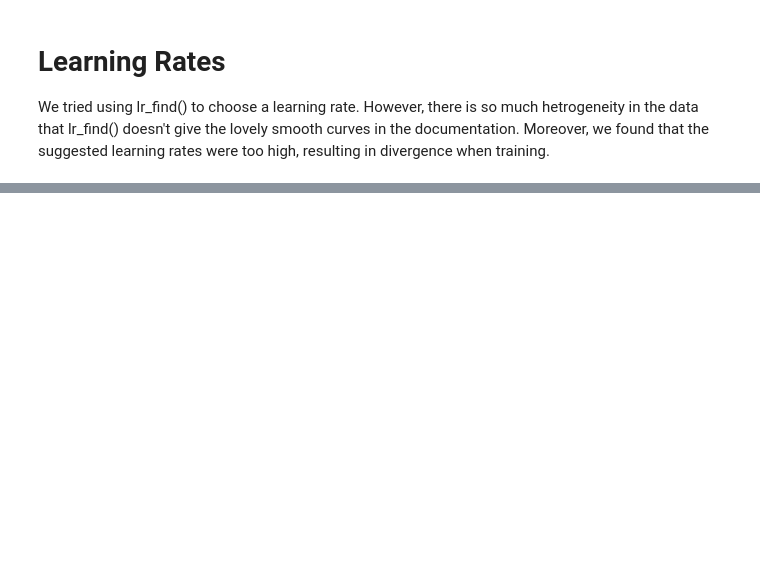
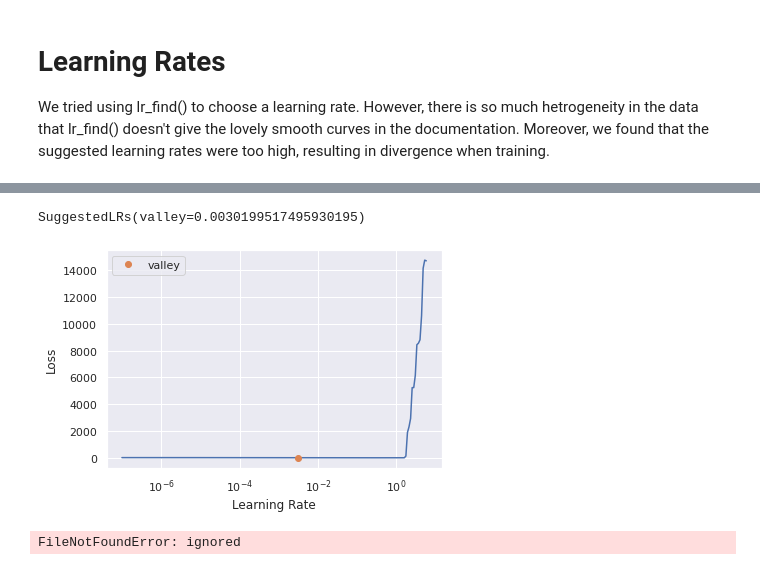
Before and after one commit to fastai-energetic-engineering/ashrae, a Jupyter notebook: _notebooks/2021-07-23-tabular1online-presentation.ipynb, the cells around one changed output, grey strips where cells are left out. Drawn from its saved outputs; the diff is of its cells as text; code cells hidden in the pictures; blank space fills up the shorter version.

```diff
--- a/_notebooks/2021-07-23-tabular1online-presentation.ipynb
+++ b/_notebooks/2021-07-23-tabular1online-presentation.ipynb
@@ -322,2 +302,31 @@ We achieved a validation set RMSLE of 1.74, compared to validation set RMSLE of
 
 The winning Kaggle entry scored RMSLE of 1.23. Assuming that our cross-validated sets are representative of the test set (a big assumption!) this puts us around 3000th on the Kaggle leaderboard of 3500 entries. That's not great but not embarrasing either.
+# %%
+#collapse
+if 'to1' in locals():
+  del to1
+if 'dls1' in locals():
+  del dls1
+
+%cd '/content/gdrive/MyDrive/Colab Notebooks/ashrae'
+train = pd.read_parquet("feature_enhanced_train_combined.parquet.snappy")
+train = reduce_mem_usage(train, use_float16=True)
+train['meter_reading'] = np.log1p(train['meter_reading']) # convert target to log
+gc.collect()
+
+# Use an splitter and load using TabularPandas then to a dataloaders
+
+# 2-fold cross-validation. Build 2 models, each with half the year as training data
+splits2=MaskSplitter(train['timestamp'] < '2016-07-01')(range_of(train))
+cat_names = ['building_id', 'meter', 'site_id', 'primary_use']
+cont_names = ['air_temperature', 'dew_temperature', 'square_feet', 'week_fraction', 'day_fraction']
+procs = [Categorify, FillMissing, Normalize]
+to2 = TabularPandas(train, procs=procs,
+                   cat_names = cat_names,
+                   cont_names = cont_names,
+                   y_names='meter_reading',
+                   splits=splits2)
+dls2 = to2.dataloaders(bs=1024)
+
+del train
+gc.collect()
@@ -323,0 +339,7 @@ The winning Kaggle entry scored RMSLE of 1.23. Assuming that our cross-validated
+# %%
+#collapse
+# Train a tabular model
+learn2 = tabular_learner(dls2, metrics=rmse)
+#learn2.summary()
+learn2.lr_find(stop_div=False, num_it=200)
+# %% [output]
@@ -323,0 +347,2 @@ The winning Kaggle entry scored RMSLE of 1.23. Assuming that our cross-validated
+SuggestedLRs(valley=0.0030199517495930195)
+[figure, added]
@@ -323,0 +355,5 @@ The winning Kaggle entry scored RMSLE of 1.23. Assuming that our cross-validated
+# %%
+infile = open('learn2.pkl','rb')
+learn2 = load_pickle(infile)
+# %% [output]
+FileNotFoundError: ignored
```
Also changed, not shown: parts of 23 cells of this notebook.
